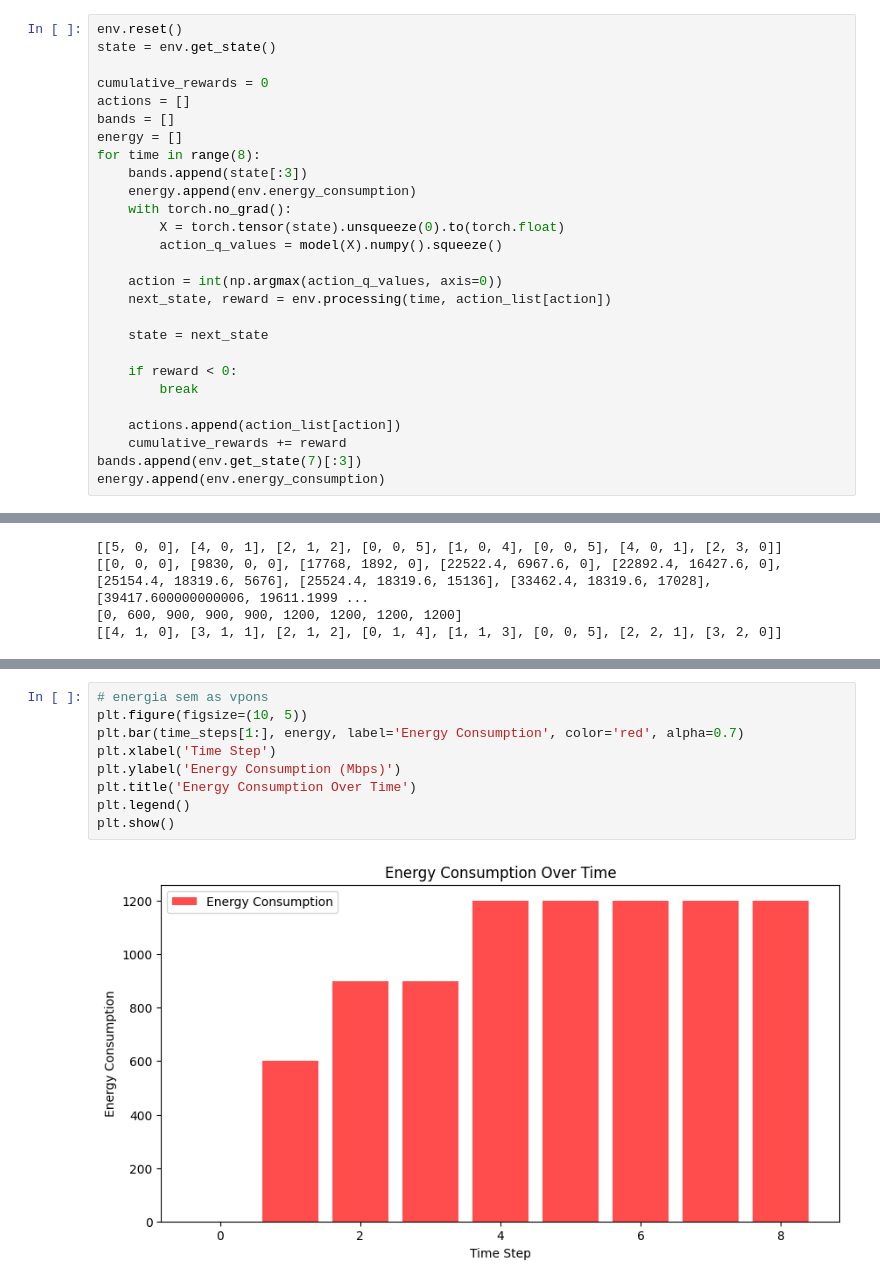
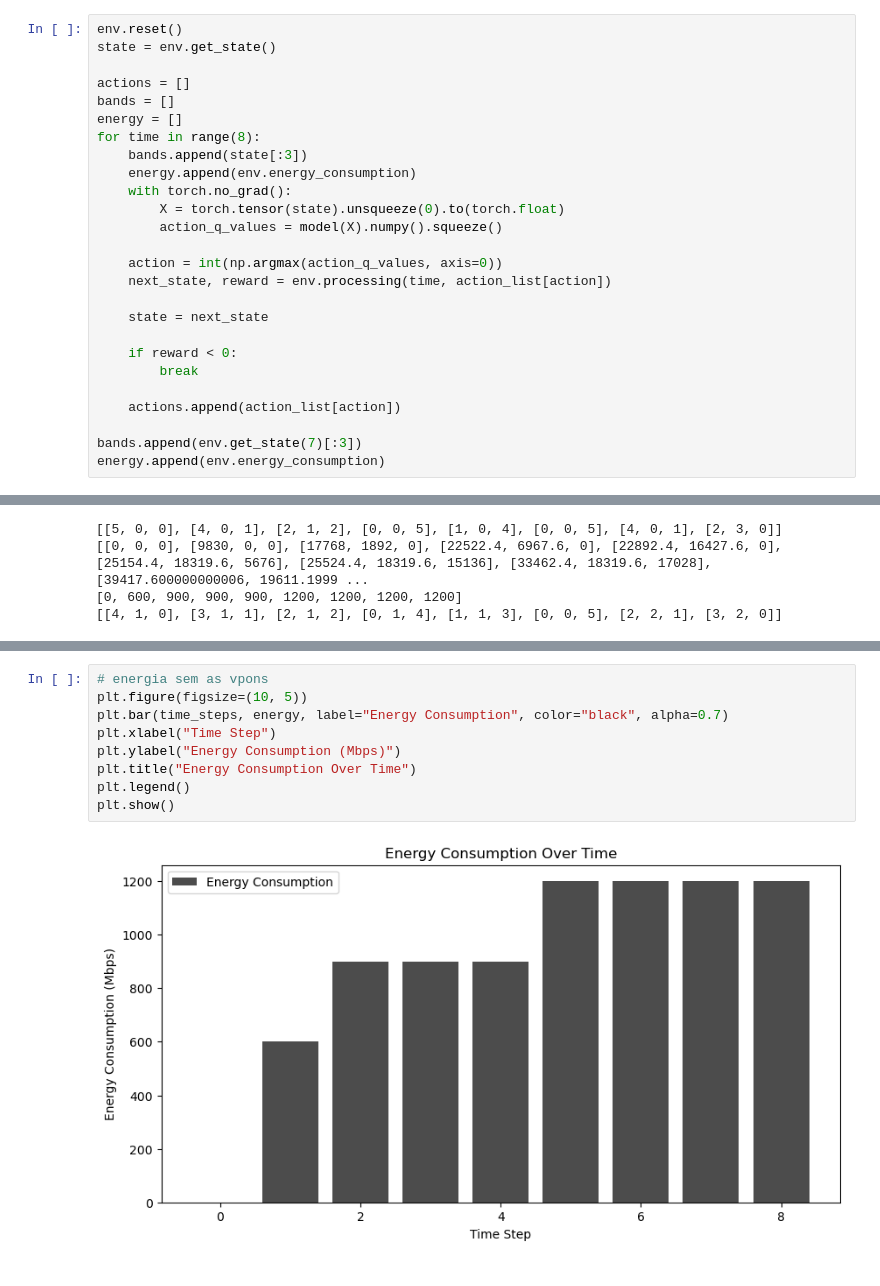
Before and after one commit to meimarcel/dqn-network-slice, a Jupyter notebook: code/Results.ipynb, the cells around one changed output, grey strips where cells are left out. Saved outputs shown, nothing was run; the diff lists cells and outputs as text.

```diff
--- a/code/Results.ipynb
+++ b/code/Results.ipynb
@@ -37,7 +37,6 @@ env.total_ru_services
 env.reset()
 state = env.get_state()
 
-cumulative_rewards = 0
 actions = []
 bands = []
 energy = []
@@ -57,7 +56,7 @@ for time in range(8):
         break
 
     actions.append(action_list[action])
-    cumulative_rewards += reward
+
 bands.append(env.get_state(7)[:3])
 energy.append(env.energy_consumption)
 # %%
@@ -181,12 +138,12 @@ The PostScript backend does not support transparency; partially transparent arti
 # %%
 # energia sem as vpons
 plt.figure(figsize=(10, 5))
-plt.bar(time_steps[1:], energy, label='Energy Consumption', color='red', alpha=0.7)
-plt.xlabel('Time Step')
-plt.ylabel('Energy Consumption (Mbps)')
-plt.title('Energy Consumption Over Time')
+plt.bar(time_steps, energy, label="Energy Consumption", color="black", alpha=0.7)
+plt.xlabel("Time Step")
+plt.ylabel("Energy Consumption (Mbps)")
+plt.title("Energy Consumption Over Time")
 plt.legend()
 plt.show()
 # %% [output]
-[figure, old version]
+[figure, new version]
 # %%
```
Also changed, not shown: parts of 12 cells of this notebook.
